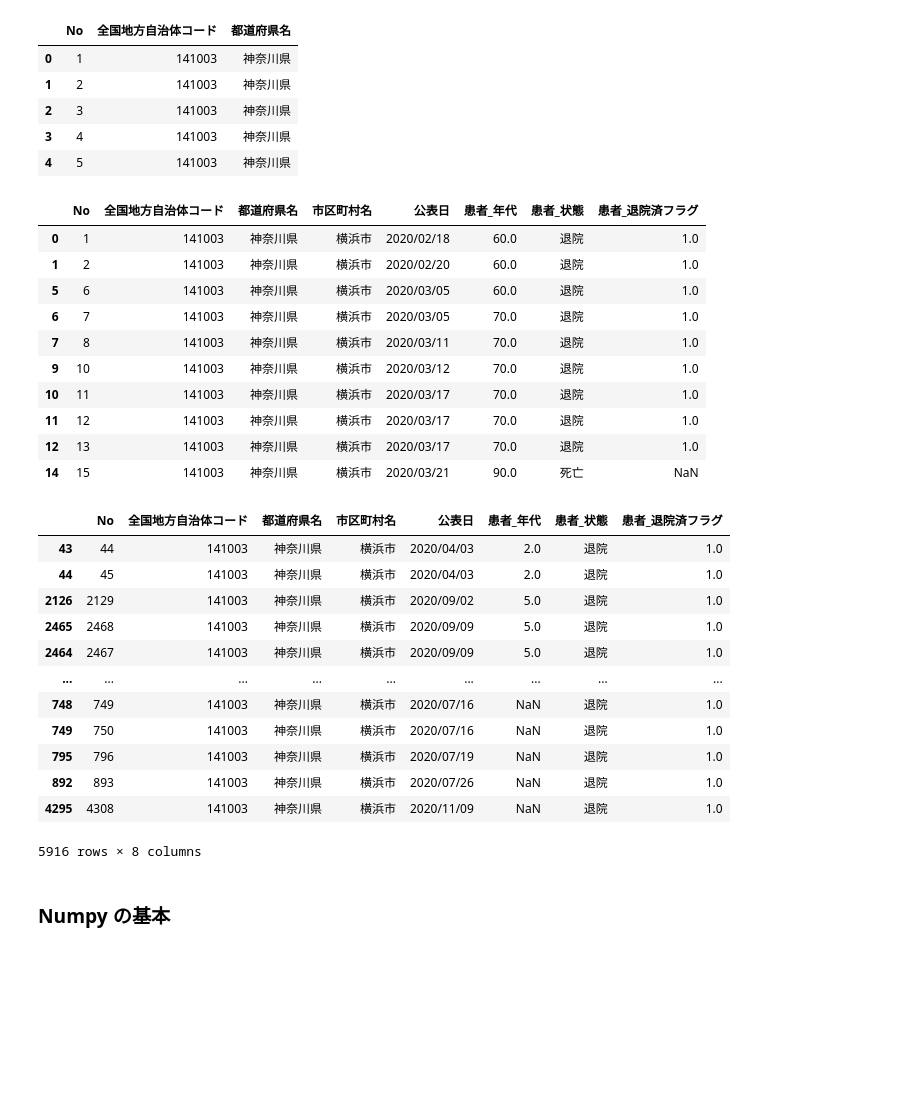
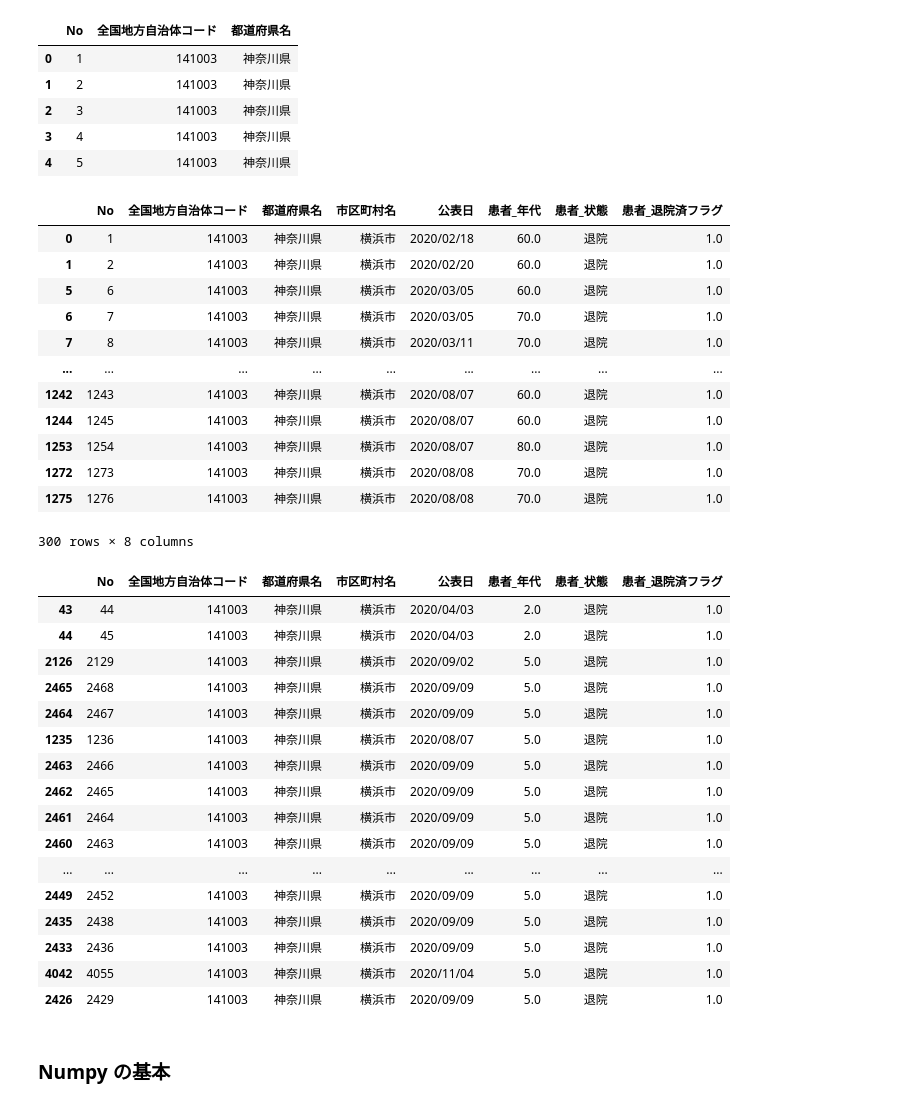
Before and after one commit to Jin01-galaxy/Learn_Python3, a Jupyter notebook: Tableau/Tableau_data_science/Learn_jupyter.ipynb, the cells around one changed output. Cells and saved outputs as stored; diff of their text form; code cells hidden in the pictures; blank space fills up the shorter version.

```diff
--- a/Tableau/Tableau_data_science/Learn_jupyter.ipynb
+++ b/Tableau/Tableau_data_science/Learn_jupyter.ipynb
@@ -244,9 +248,9 @@ df1.iloc[:,0:3].head()
 | 3 | 4 | 141003 | 神奈川県 |
 | 4 | 5 | 141003 | 神奈川県 |
 # %%
-df2 = pd.read_csv('revized_covid19.csv')
+df2 = pd.read_csv('revised_covid19.csv')
 # %%
-df[df2['患者_年代']>50].head(10)
+df2[df2['患者_年代']>50].head(300)
 # %% [output]
 |  | No | 全国地方自治体コード | 都道府県名 | 市区町村名 | 公表日 | 患者_年代 | 患者_状態 | 患者_退院済フラグ |
 | 0 | 1 | 141003 | 神奈川県 | 横浜市 | 2020/02/18 | 60.0 | 退院 | 1.0 |
@@ -254,27 +258,33 @@ df[df2['患者_年代']>50].head(10)
 | 5 | 6 | 141003 | 神奈川県 | 横浜市 | 2020/03/05 | 60.0 | 退院 | 1.0 |
 | 6 | 7 | 141003 | 神奈川県 | 横浜市 | 2020/03/05 | 70.0 | 退院 | 1.0 |
 | 7 | 8 | 141003 | 神奈川県 | 横浜市 | 2020/03/11 | 70.0 | 退院 | 1.0 |
-| 9 | 10 | 141003 | 神奈川県 | 横浜市 | 2020/03/12 | 70.0 | 退院 | 1.0 |
-| 10 | 11 | 141003 | 神奈川県 | 横浜市 | 2020/03/17 | 70.0 | 退院 | 1.0 |
-| 11 | 12 | 141003 | 神奈川県 | 横浜市 | 2020/03/17 | 70.0 | 退院 | 1.0 |
-| 12 | 13 | 141003 | 神奈川県 | 横浜市 | 2020/03/17 | 70.0 | 退院 | 1.0 |
-| 14 | 15 | 141003 | 神奈川県 | 横浜市 | 2020/03/21 | 90.0 | 死亡 | NaN |
+| ... | ... | ... | ... | ... | ... | ... | ... | ... |
+| 1242 | 1243 | 141003 | 神奈川県 | 横浜市 | 2020/08/07 | 60.0 | 退院 | 1.0 |
+| 1244 | 1245 | 141003 | 神奈川県 | 横浜市 | 2020/08/07 | 60.0 | 退院 | 1.0 |
+| 1253 | 1254 | 141003 | 神奈川県 | 横浜市 | 2020/08/07 | 80.0 | 退院 | 1.0 |
+| 1272 | 1273 | 141003 | 神奈川県 | 横浜市 | 2020/08/08 | 70.0 | 退院 | 1.0 |
+| 1275 | 1276 | 141003 | 神奈川県 | 横浜市 | 2020/08/08 | 70.0 | 退院 | 1.0 |
+300 rows × 8 columns
 # %%
-df.sort_values(by='患者_年代')
+df2.sort_values(by='患者_年代').head(30)
 # %% [output]
 |  | No | 全国地方自治体コード | 都道府県名 | 市区町村名 | 公表日 | 患者_年代 | 患者_状態 | 患者_退院済フラグ |
 | 43 | 44 | 141003 | 神奈川県 | 横浜市 | 2020/04/03 | 2.0 | 退院 | 1.0 |
 | 44 | 45 | 141003 | 神奈川県 | 横浜市 | 2020/04/03 | 2.0 | 退院 | 1.0 |
 | 2126 | 2129 | 141003 | 神奈川県 | 横浜市 | 2020/09/02 | 5.0 | 退院 | 1.0 |
 | 2465 | 2468 | 141003 | 神奈川県 | 横浜市 | 2020/09/09 | 5.0 | 退院 | 1.0 |
 | 2464 | 2467 | 141003 | 神奈川県 | 横浜市 | 2020/09/09 | 5.0 | 退院 | 1.0 |
+| 1235 | 1236 | 141003 | 神奈川県 | 横浜市 | 2020/08/07 | 5.0 | 退院 | 1.0 |
+| 2463 | 2466 | 141003 | 神奈川県 | 横浜市 | 2020/09/09 | 5.0 | 退院 | 1.0 |
+| 2462 | 2465 | 141003 | 神奈川県 | 横浜市 | 2020/09/09 | 5.0 | 退院 | 1.0 |
+| 2461 | 2464 | 141003 | 神奈川県 | 横浜市 | 2020/09/09 | 5.0 | 退院 | 1.0 |
+| 2460 | 2463 | 141003 | 神奈川県 | 横浜市 | 2020/09/09 | 5.0 | 退院 | 1.0 |
 | ... | ... | ... | ... | ... | ... | ... | ... | ... |
-| 748 | 749 | 141003 | 神奈川県 | 横浜市 | 2020/07/16 | NaN | 退院 | 1.0 |
-| 749 | 750 | 141003 | 神奈川県 | 横浜市 | 2020/07/16 | NaN | 退院 | 1.0 |
-| 795 | 796 | 141003 | 神奈川県 | 横浜市 | 2020/07/19 | NaN | 退院 | 1.0 |
-| 892 | 893 | 141003 | 神奈川県 | 横浜市 | 2020/07/26 | NaN | 退院 | 1.0 |
-| 4295 | 4308 | 141003 | 神奈川県 | 横浜市 | 2020/11/09 | NaN | 退院 | 1.0 |
+| 2449 | 2452 | 141003 | 神奈川県 | 横浜市 | 2020/09/09 | 5.0 | 退院 | 1.0 |
+| 2435 | 2438 | 141003 | 神奈川県 | 横浜市 | 2020/09/09 | 5.0 | 退院 | 1.0 |
+| 2433 | 2436 | 141003 | 神奈川県 | 横浜市 | 2020/09/09 | 5.0 | 退院 | 1.0 |
+| 4042 | 4055 | 141003 | 神奈川県 | 横浜市 | 2020/11/04 | 5.0 | 退院 | 1.0 |
+| 2426 | 2429 | 141003 | 神奈川県 | 横浜市 | 2020/09/09 | 5.0 | 退院 | 1.0 |
-5916 rows × 8 columns
 # %% [markdown]
 ### Numpy の基本
 # %% [markdown]
```
Also changed, not shown: parts of 3 cells of this notebook, 1 other file.
